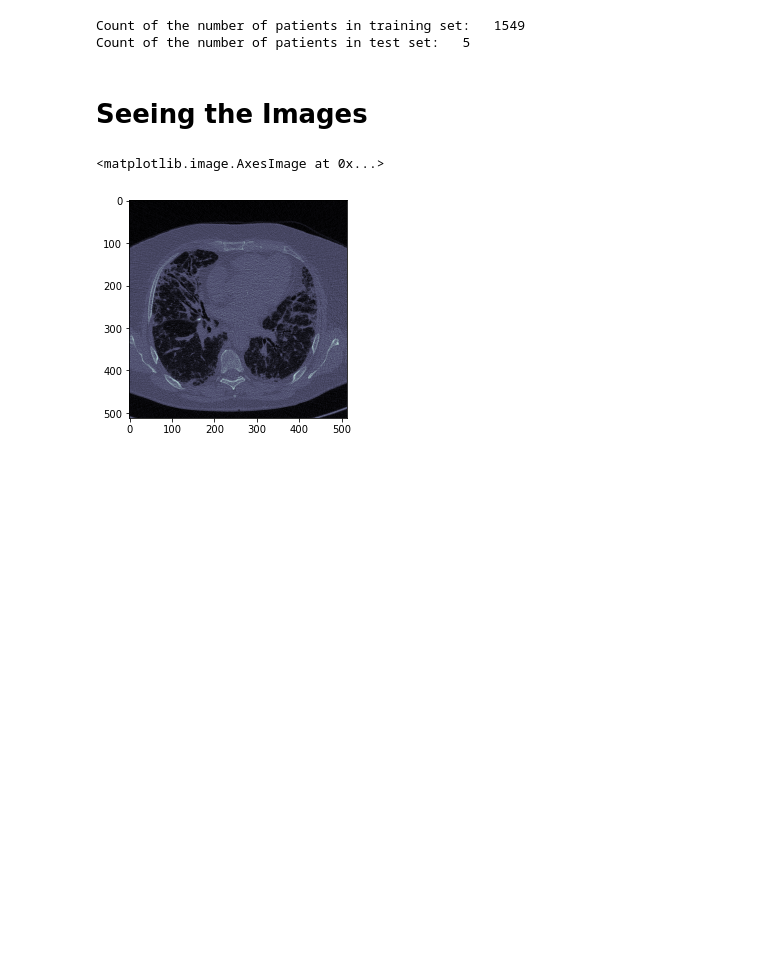
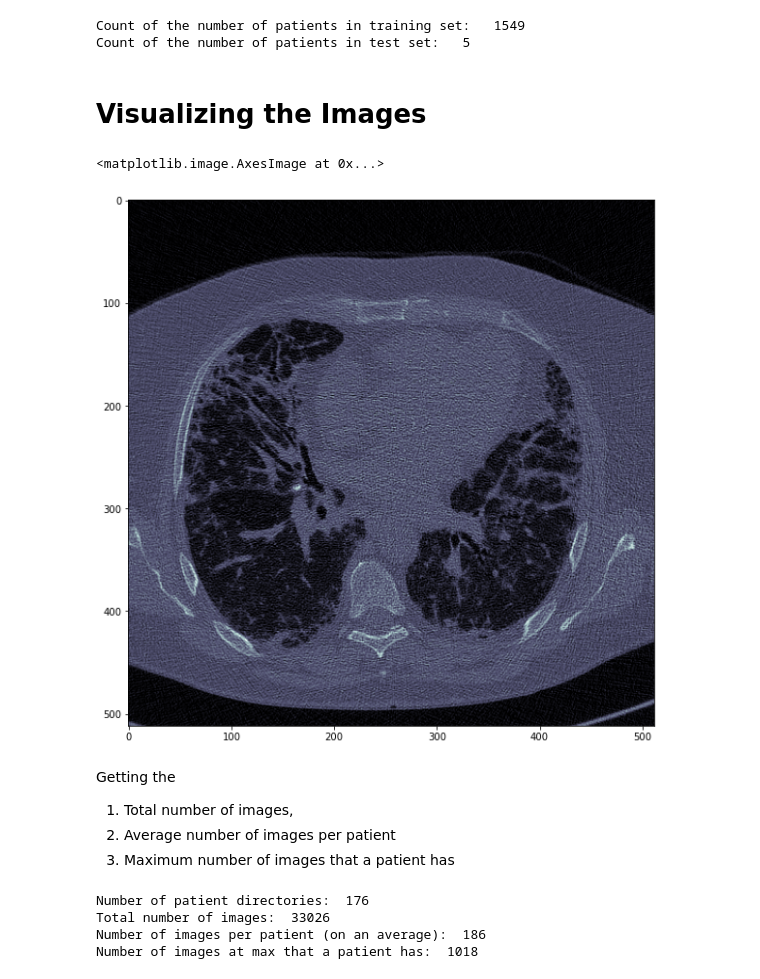
Before and after one commit to PrakritiAilavadi/Kaggle, a Jupyter notebook: osic-pulmonary-fibrosis-progression.ipynb, the cells around one changed output. Cells and saved outputs as stored; diff of their text form; code cells hidden in the pictures; blank space fills up the shorter version.

Commit message:
basic EDA + image visualization

```diff
--- a/osic-pulmonary-fibrosis-progression.ipynb
+++ b/osic-pulmonary-fibrosis-progression.ipynb
@@ -202,12 +202,42 @@ print(Fore.BLUE + "Count of the number of patients in test set: ", Style.RESET_A
 Count of the number of patients in training set:   1549
 Count of the number of patients in test set:   5
 # %% [markdown]
-# Seeing the Images
+# Visualizing the Images
 # %%
 import pydicom
 
 ds = pydicom.dcmread("../input/osic-pulmonary-fibrosis-progression/train/ID00123637202217151272140/137.dcm")
+plt.figure(figsize=(10,10))
 plt.imshow(ds.pixel_array, cmap=plt.cm.bone)
 # %% [output]
 <matplotlib.image.AxesImage at 0x...>
-[figure, old version]
+[figure, new version]
+# %% [markdown]
+Getting the
+1. Total number of images,
+2. Average number of images per patient
+3. Maximum number of images that a patient has
+# %%
+images_per_directory = []
+image_files = 0
+patient_directories = 0
+path = "../input/osic-pulmonary-fibrosis-progression/train"
+
+for _, train_dirname, patient_filename in os.walk(path):
+   #^ The underscore here means that we are not going to use this value/variable in our condition
+#     files.append(len(filename))
+#     patient_directories.append(len(dirname))
+    #print(dirname)
+    patient_directories += len(train_dirname) # there is only 1 directory named train with 176 folders
+    images_per_directory.append(len(patient_filename)) # adding all the 'number of image files' per patient directory to an array
+    image_files += len(patient_filename) # adding number of images per patient directory
+
+print("Number of patient directories: ", patient_directories)
+print("Total number of images: ", image_files)
+print("Number of images per patient (on an average): ", int(np.mean(images_per_directory)))
+print("Number of images at max that a patient has: ", np.max(images_per_directory))
+# %% [output]
+Number of patient directories:  176
+Total number of images:  33026
+Number of images per patient (on an average):  186
+Number of images at max that a patient has:  1018
```
Also changed, not shown: parts of 11 cells of this notebook.
